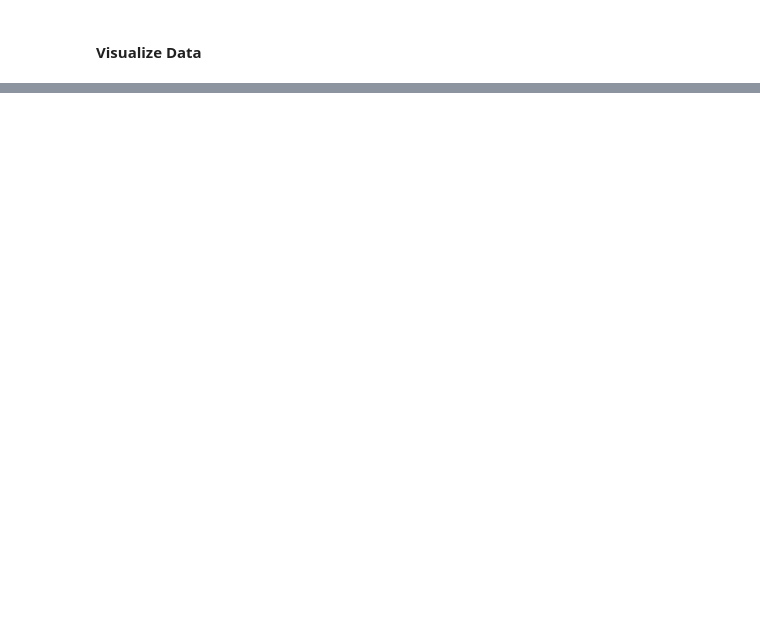
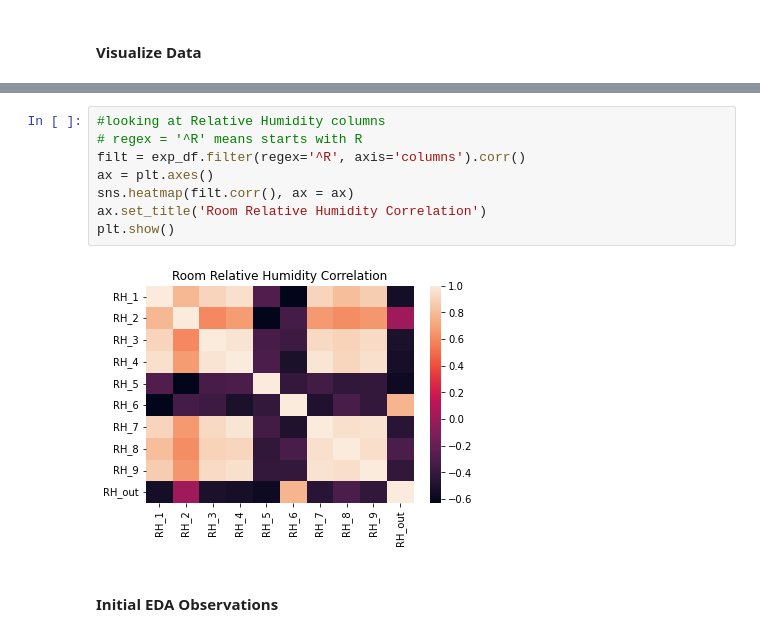
Before and after one commit to parksjr5/Energy_Forecasting, a Jupyter notebook: timeseries.ipynb, the cells around one changed output, grey strips where cells are left out. Drawn from its saved outputs; the diff is of its cells as text; blank space fills up the shorter version.

```diff
--- a/timeseries.ipynb
+++ b/timeseries.ipynb
@@ -119,0 +171,12 @@ plt.tight_layout()
+# %%
+#looking at Relative Humidity columns
+# regex = '^R' means starts with R
+filt = exp_df.filter(regex='^R', axis='columns').corr()
+ax = plt.axes()
+sns.heatmap(filt.corr(), ax = ax)
+ax.set_title('Room Relative Humidity Correlation')
+plt.show()
+# %% [output]
+[figure, added]
+# %% [markdown]
+#### Initial EDA Observations
```
Also changed, not shown: parts of 10 cells of this notebook.
